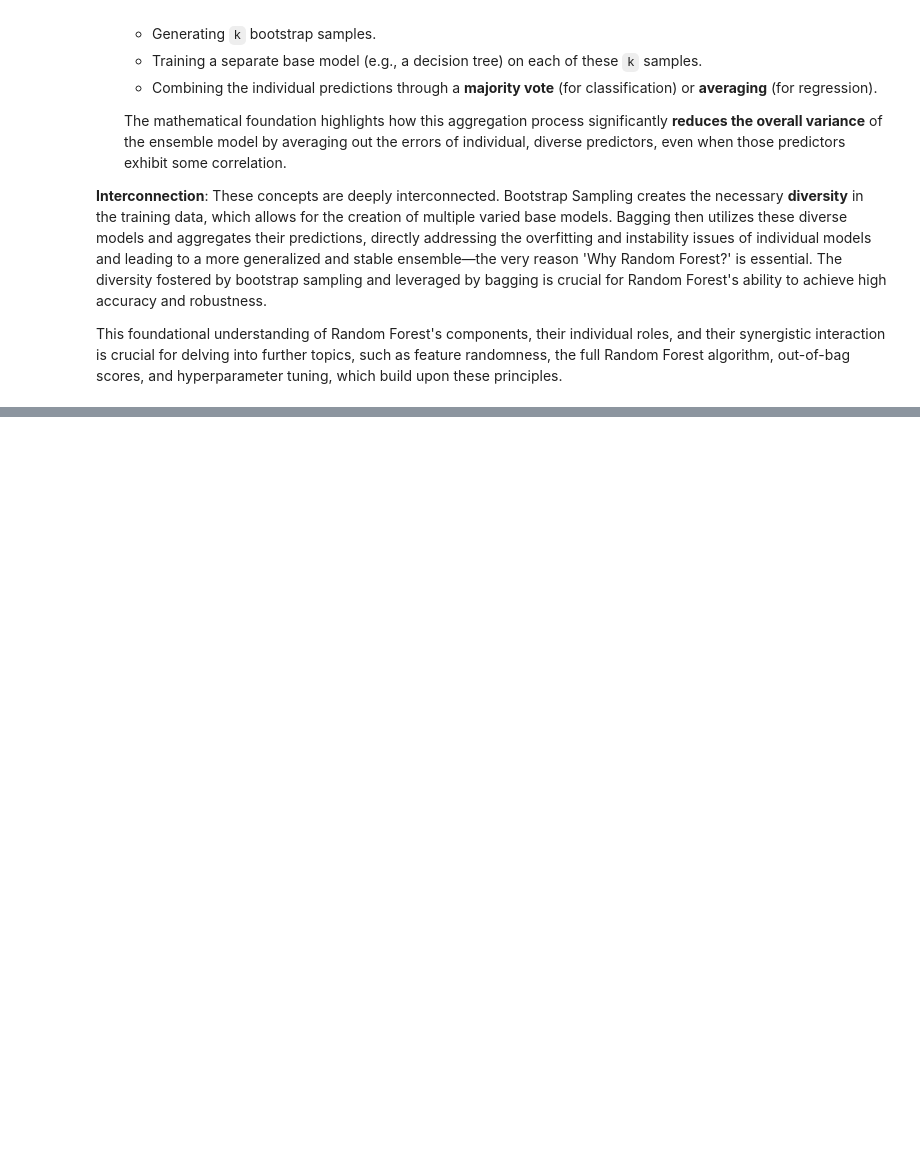
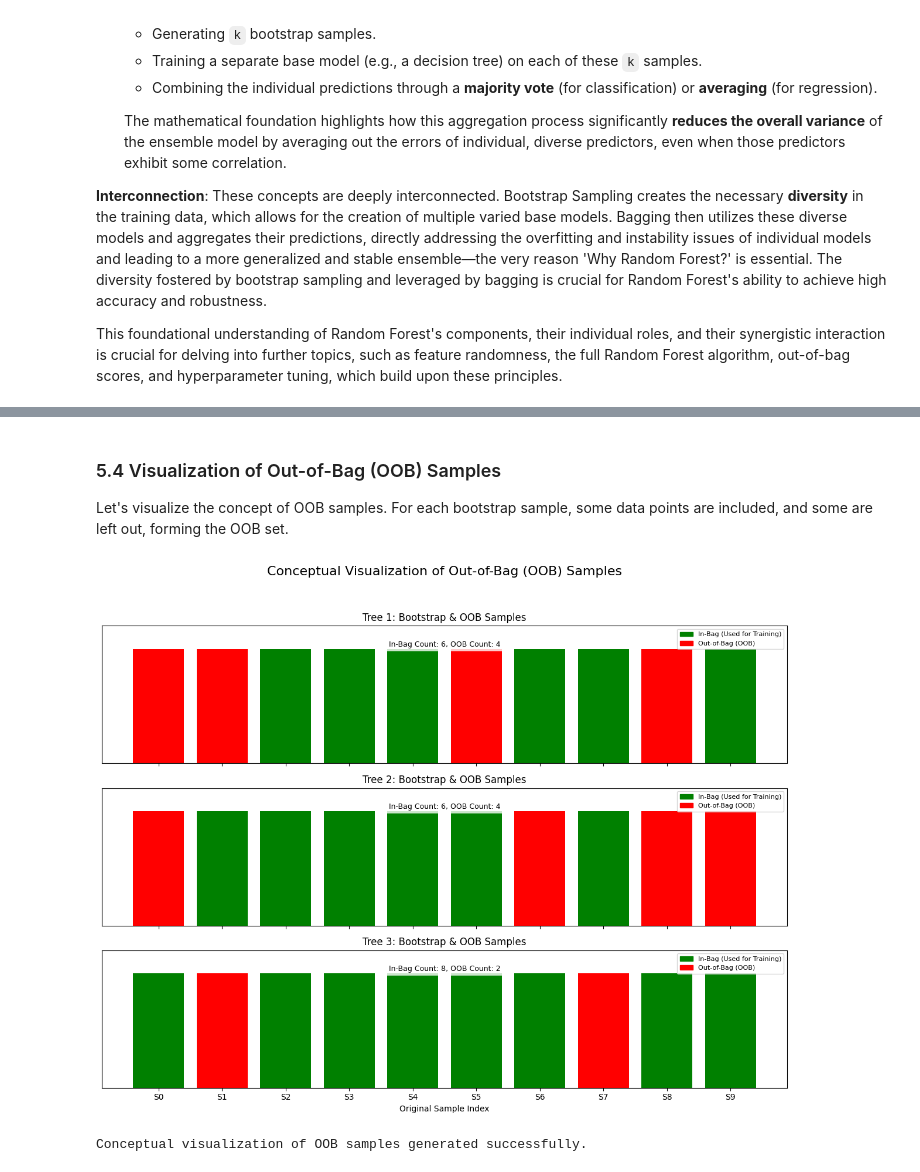
Before and after one commit to rsys-adsingh/Machine-Learning, a Jupyter notebook: study/Chapter_6.ipynb, the cells around one changed output, grey strips where cells are left out. Cells and saved outputs as stored; diff of their text form; code cells hidden in the pictures; blank space fills up the shorter version.

```diff
--- a/study/Chapter_6.ipynb
+++ b/study/Chapter_6.ipynb
@@ -367,0 +1000,68 @@ This foundational understanding of Random Forest's components, their individual
+# %% [markdown]
+### 5.4 Visualization of Out-of-Bag (OOB) Samples
+
+Let's visualize the concept of OOB samples. For each bootstrap sample, some data points are included, and some are left out, forming the OOB set.
+# %%
+import numpy as np
+import matplotlib.pyplot as plt
+import random
+
+# Original dataset labels (e.g., indices of data points)
+n_total_samples = 10
+original_samples = list(range(n_total_samples))
+
+def plot_oob_concept(ax, bootstrap_sample_indices, oob_sample_indices, title):
+    colors = ['blue'] * n_total_samples
+    labels = [f'S{i}' for i in original_samples]
+
+    # Mark samples used in bootstrap in green
+    for idx in bootstrap_sample_indices:
+        colors[idx] = 'green'
+    # Mark OOB samples in red
+    for idx in oob_sample_indices:
+        colors[idx] = 'red'
+
+    # Create the bar plot for visualization
+    ax.bar(labels, [1] * n_total_samples, color=colors)
+    ax.set_title(title)
+    ax.set_yticks([])
+    ax.set_ylim(0, 1.2)
+
+    # Add legend manually
+    ax.legend(handles=[
+        plt.Rectangle((0,0),1,1, color='green', label='In-Bag (Used for Training)'),
+        plt.Rectangle((0,0),1,1, color='red', label='Out-of-Bag (OOB)')
+    ], loc='upper right', fontsize=8)
+
+    ax.text(0.5, 0.85, f"In-Bag Count: {len(set(bootstrap_sample_indices))}, OOB Count: {len(oob_sample_indices)}",
+            transform=ax.transAxes, ha='center', fontsize=9, bbox=dict(facecolor='white', alpha=0.8, edgecolor='none'))
+
+# Create a figure with subplots
+fig, axes = plt.subplots(3, 1, figsize=(12, 10), sharex=True)
+fig.suptitle('Conceptual Visualization of Out-of-Bag (OOB) Samples', fontsize=16)
+
+np.random.seed(42) # for reproducibility
+
+# Simulate Bootstrap Sample 1
+bootstrap_indices_1 = np.random.choice(original_samples, size=n_total_samples, replace=True)
+oob_indices_1 = [s for s in original_samples if s not in bootstrap_indices_1]
+plot_oob_concept(axes[0], bootstrap_indices_1, oob_indices_1, 'Tree 1: Bootstrap & OOB Samples')
+
+# Simulate Bootstrap Sample 2
+bootstrap_indices_2 = np.random.choice(original_samples, size=n_total_samples, replace=True)
+oob_indices_2 = [s for s in original_samples if s not in bootstrap_indices_2]
+plot_oob_concept(axes[1], bootstrap_indices_2, oob_indices_2, 'Tree 2: Bootstrap & OOB Samples')
+
+# Simulate Bootstrap Sample 3
+bootstrap_indices_3 = np.random.choice(original_samples, size=n_total_samples, replace=True)
+oob_indices_3 = [s for s in original_samples if s not in bootstrap_indices_3]
+plot_oob_concept(axes[2], bootstrap_indices_3, oob_indices_3, 'Tree 3: Bootstrap & OOB Samples')
+
+plt.xlabel('Original Sample Index')
+plt.tight_layout(rect=[0, 0.03, 1, 0.95])
+plt.show()
+
+print("Conceptual visualization of OOB samples generated successfully.")
+# %% [output]
+[figure, added]
+Conceptual visualization of OOB samples generated successfully.
```
Also changed, not shown: parts of 51 cells of this notebook.
